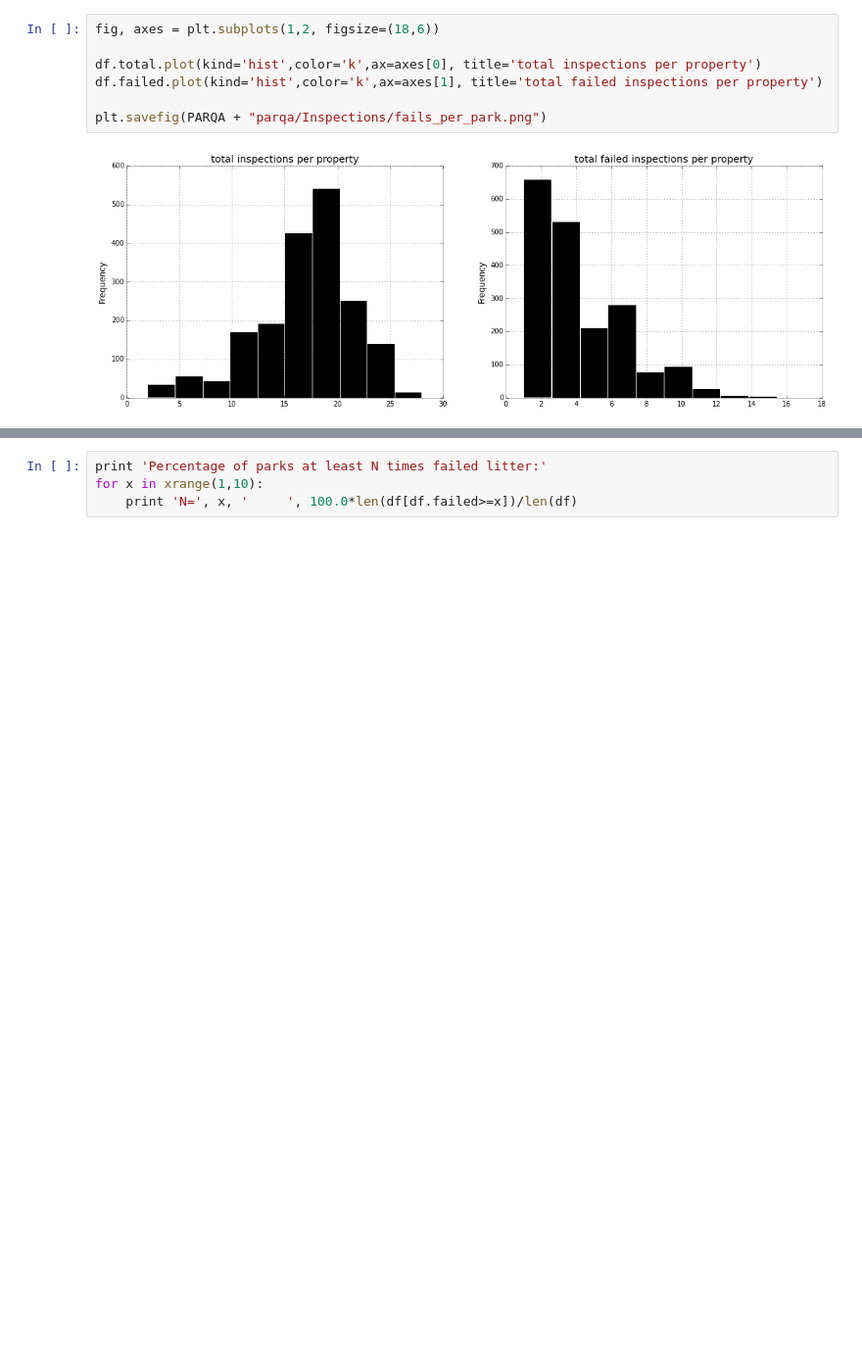
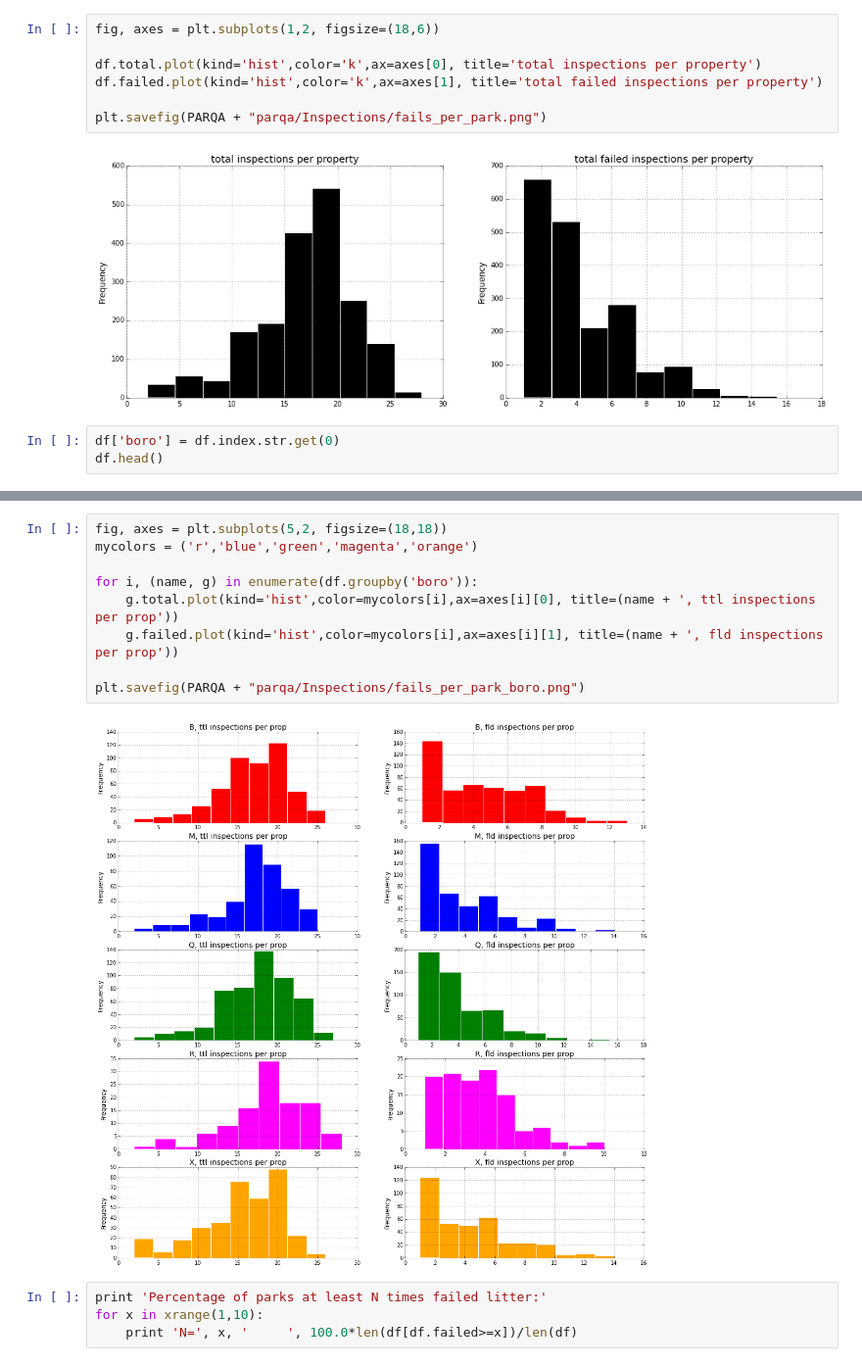
Before and after one commit to gdobler/parqa, a Jupyter notebook: Inspections/Calls_Parks_Distribution.ipynb, the cells around one changed output, grey strips where cells are left out. Shown at 98% size. Drawn from its saved outputs; the diff is of its cells as text; blank space fills up the shorter version.

Commit message:
several plots3

```diff
--- a/Inspections/Calls_Parks_Distribution.ipynb
+++ b/Inspections/Calls_Parks_Distribution.ipynb
@@ -45,3 +45,6 @@ df.failed.plot(kind='hist',color='k',ax=axes[1], title='total failed inspections
 plt.savefig(PARQA + "parqa/Inspections/fails_per_park.png")
 # %% [output]
 [figure]
+# %%
+df['boro'] = df.index.str.get(0)
+df.head()
@@ -48,3 +58,14 @@ plt.savefig(PARQA + "parqa/Inspections/fails_per_park.png")
+# %%
+fig, axes = plt.subplots(5,2, figsize=(18,18))
+mycolors = ('r','blue','green','magenta','orange')
+
+for i, (name, g) in enumerate(df.groupby('boro')):
+    g.total.plot(kind='hist',color=mycolors[i],ax=axes[i][0], title=(name + ', ttl inspections per prop'))
+    g.failed.plot(kind='hist',color=mycolors[i],ax=axes[i][1], title=(name + ', fld inspections per prop'))
+
+plt.savefig(PARQA + "parqa/Inspections/fails_per_park_boro.png")
+# %% [output]
+[figure, added]
 # %%
 print 'Percentage of parks at least N times failed litter:'
 for x in xrange(1,10):
```
Also changed, not shown: parts of 1 cell of this notebook, 1 other file.
